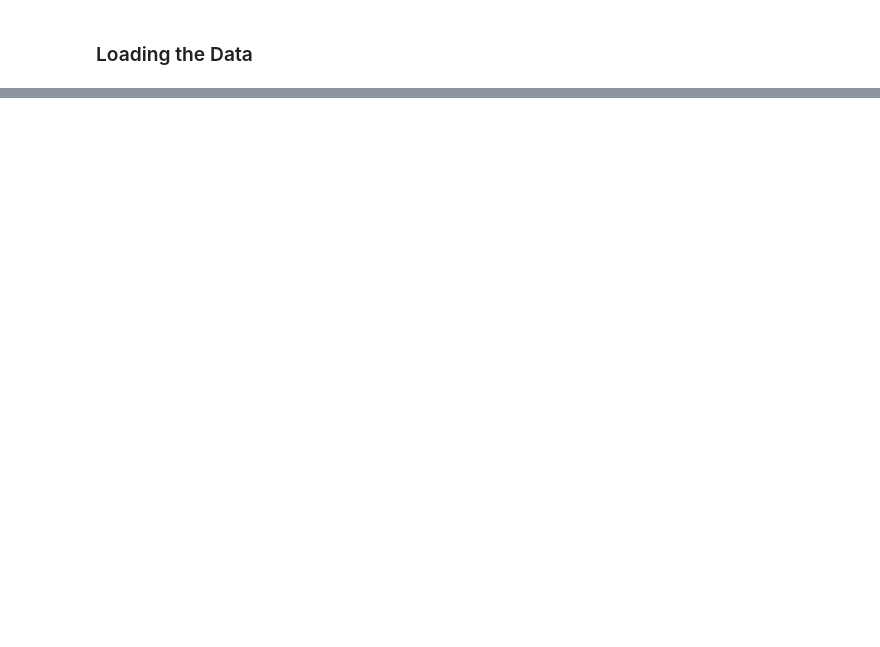
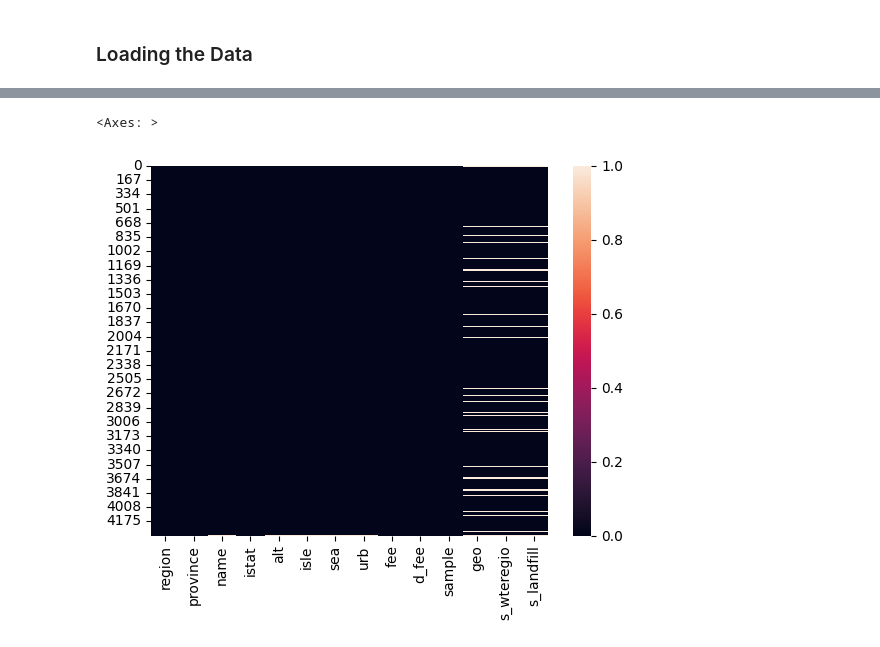
Before and after one commit to Gourav052003/Machine-Learning-Solutions-for-Predicting-Municipal-Waste-Costs-and-Sustainable-Resource-Management, a Jupyter notebook: Impact Analysis/Revenue Prediction.ipynb, the cells around one changed output, grey strips where cells are left out. Drawn from its saved outputs; the diff is of its cells as text; code cells hidden in the pictures; blank space fills up the shorter version.

```diff
--- a/Impact Analysis/Revenue Prediction.ipynb
+++ b/Impact Analysis/Revenue Prediction.ipynb
@@ -31,3 +49,9 @@ categorical_df.head()
+# %%
+import seaborn as sns
+sns.heatmap(categorical_df.isnull())
+# %% [output]
+<Axes: >
+[figure, added]
 # %%
 numerical_df = WASTE_GENERATION_df.drop(categorical_columns,axis=1)
 numerical_df.head()
```
Also changed, not shown: parts of 1 cell of this notebook.
